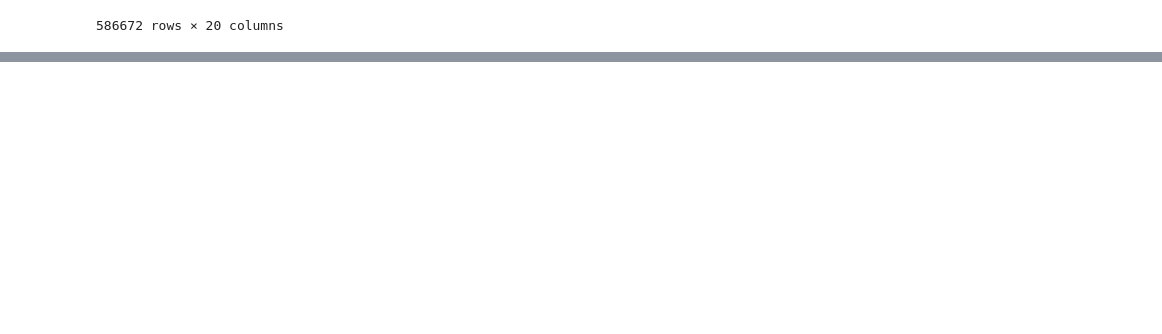
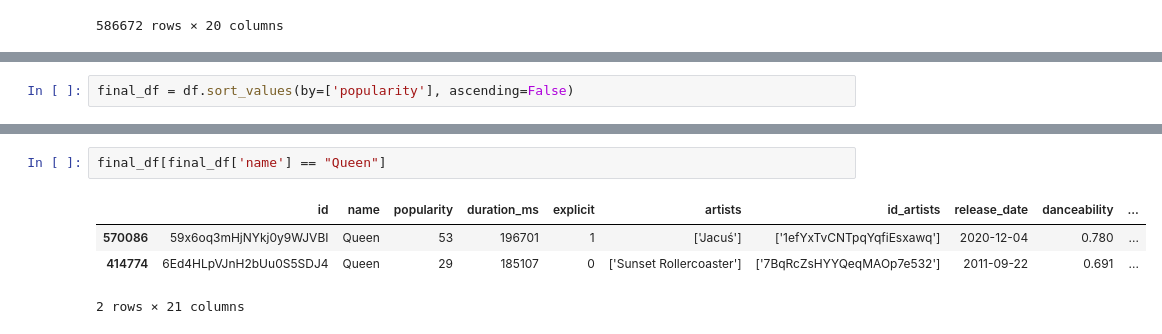
Before and after one commit to Harsh-2420/spotify, a Jupyter notebook: spotify.ipynb, the cells around one changed output, grey strips where cells are left out. Drawn from its saved outputs; the diff is of its cells as text; blank space fills up the shorter version.

```diff
--- a/spotify.ipynb
+++ b/spotify.ipynb
@@ -33,0 +99,2 @@ df
+# %%
+final_df = df.sort_values(by=['popularity'], ascending=False)
@@ -33,0 +132,7 @@ df
+# %%
+final_df[final_df['name'] == "Queen"]
+# %% [output]
+|  | id | name | popularity | duration_ms | explicit | artists | id_artists | release_date | danceability | ... |
+| 570086 | 59x6oq3mHjNYkj0y9WJVBI | Queen | 53 | 196701 | 1 | ['Jacuś'] | ['1efYxTvCNTpqYqfiEsxawq'] | 2020-12-04 | 0.780 | ... |
+| 414774 | 6Ed4HLpVJnH2bUu0S5SDJ4 | Queen | 29 | 185107 | 0 | ['Sunset Rollercoaster'] | ['7BqRcZsHYYQeqMAOp7e532'] | 2011-09-22 | 0.691 | ... |
+2 rows × 21 columns
```
Also changed, not shown: parts of 9 cells of this notebook.
